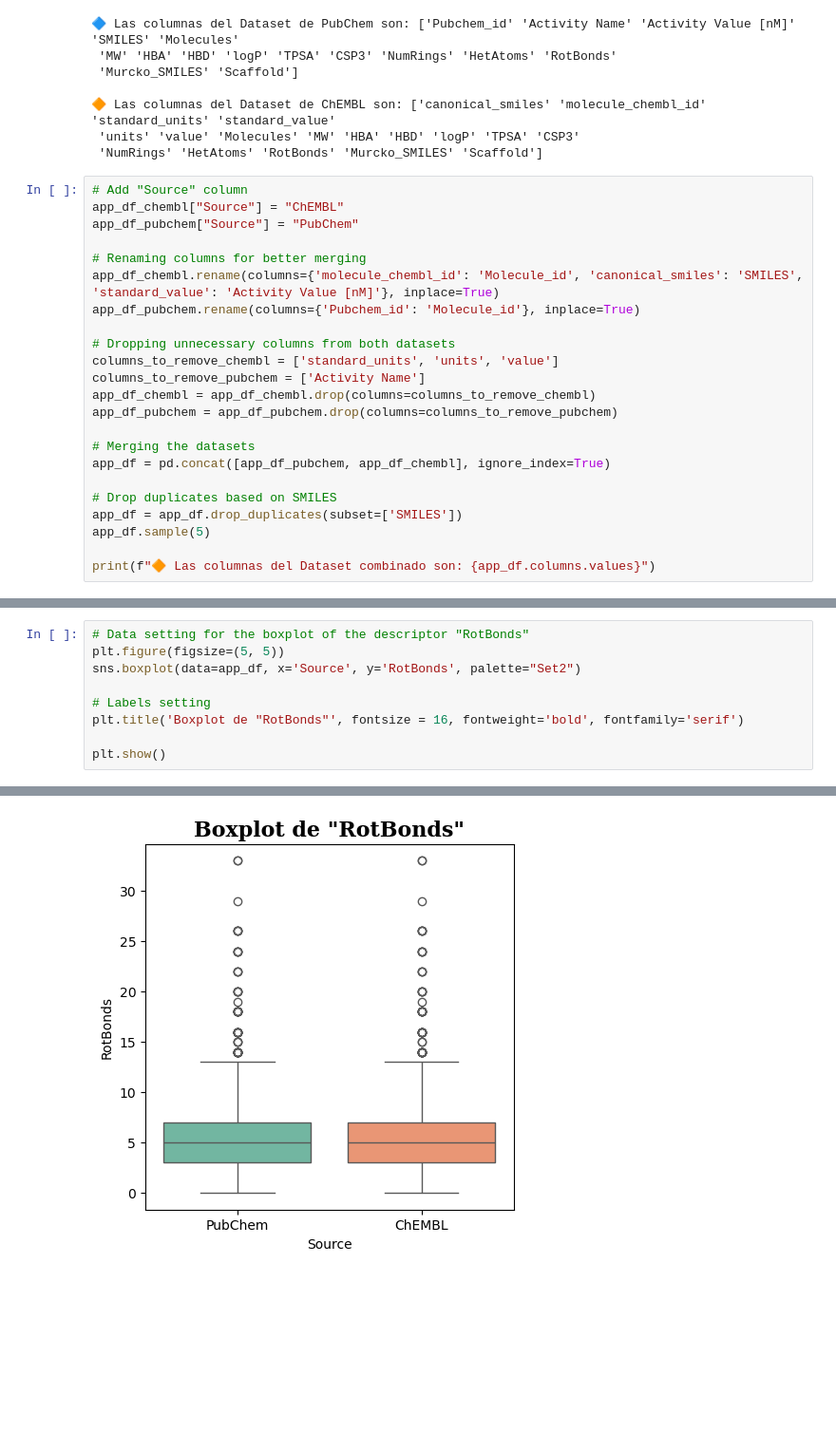
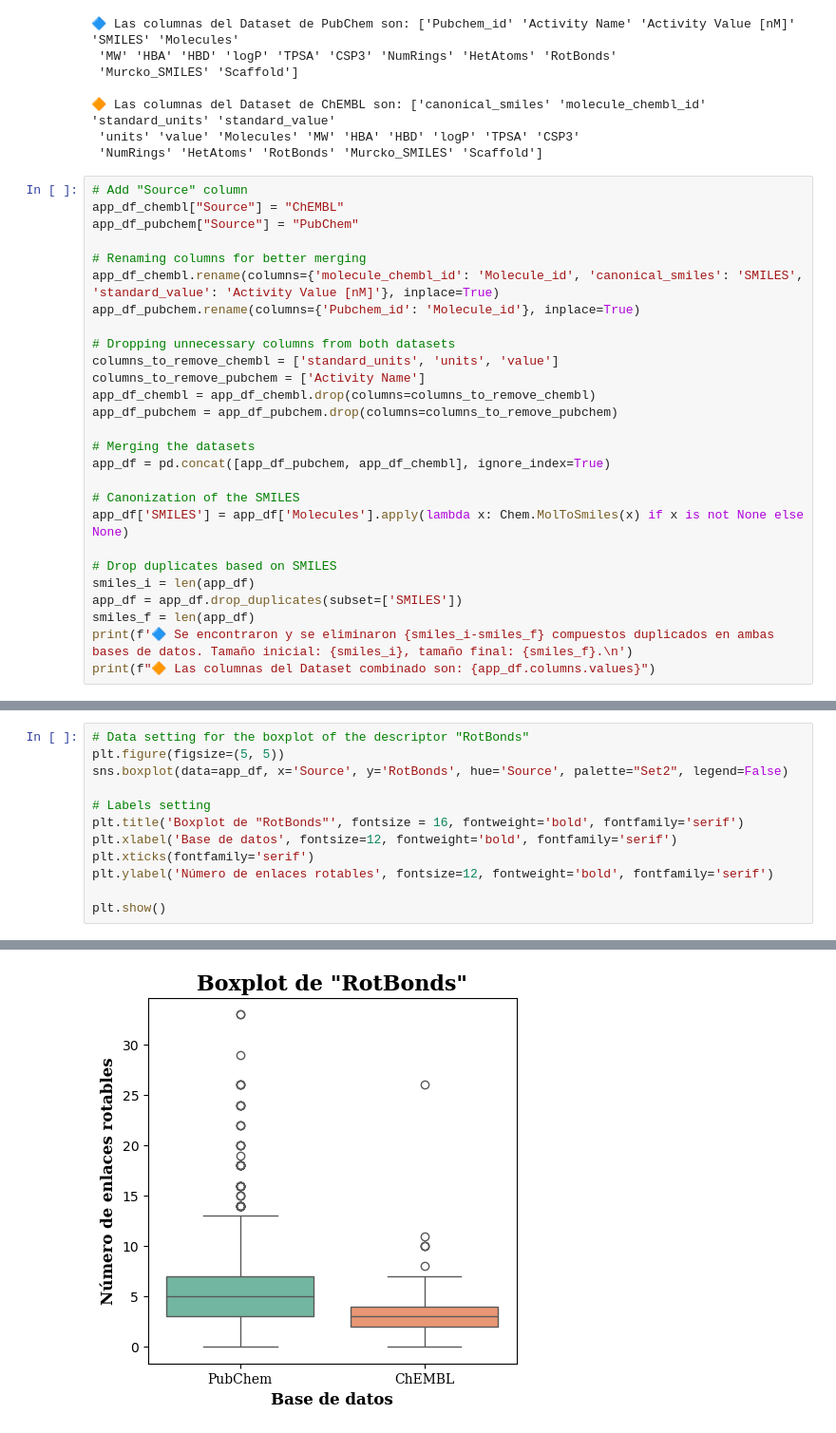
Before and after one commit to Sanchez-Juan/Course__Chemoinformatics-applied-to-drug-design, a Jupyter notebook: Session 4.ipynb, the cells around one changed output, grey strips where cells are left out. Shown at 95% size. Drawn from its saved outputs; the diff is of its cells as text; blank space fills up the shorter version.

```diff
--- a/Session 4.ipynb
+++ b/Session 4.ipynb
@@ -537,9 +546,13 @@ app_df_pubchem = app_df_pubchem.drop(columns=columns_to_remove_pubchem)
 # Merging the datasets
 app_df = pd.concat([app_df_pubchem, app_df_chembl], ignore_index=True)
 
+# Canonization of the SMILES
+app_df['SMILES'] = app_df['Molecules'].apply(lambda x: Chem.MolToSmiles(x) if x is not None else None)
+
 # Drop duplicates based on SMILES
+smiles_i = len(app_df)
 app_df = app_df.drop_duplicates(subset=['SMILES'])
-app_df.sample(5)
-
+smiles_f = len(app_df)
+print(f'🔷 Se encontraron y se eliminaron {smiles_i-smiles_f} compuestos duplicados en ambas bases de datos. Tamaño inicial: {smiles_i}, tamaño final: {smiles_f}.\n')
 print(f"🔶 Las columnas del Dataset combinado son: {app_df.columns.values}")
 # %% [output]
@@ -598,10 +617,13 @@ plt.show()
 # %%
 # Data setting for the boxplot of the descriptor "RotBonds"
 plt.figure(figsize=(5, 5))
-sns.boxplot(data=app_df, x='Source', y='RotBonds', palette="Set2")
+sns.boxplot(data=app_df, x='Source', y='RotBonds', hue='Source', palette="Set2", legend=False)
 
 # Labels setting
 plt.title('Boxplot de "RotBonds"', fontsize = 16, fontweight='bold', fontfamily='serif')
+plt.xlabel('Base de datos', fontsize=12, fontweight='bold', fontfamily='serif')
+plt.xticks(fontfamily='serif')
+plt.ylabel('Número de enlaces rotables', fontsize=12, fontweight='bold', fontfamily='serif')
 
 plt.show()
 # %% [output]
@@ -611 +630 @@ Passing `palette` without assigning `hue` is deprecated and will be removed in v
-[figure, old version]
+[figure, new version]
```
Also changed, not shown: parts of 27 cells of this notebook.
